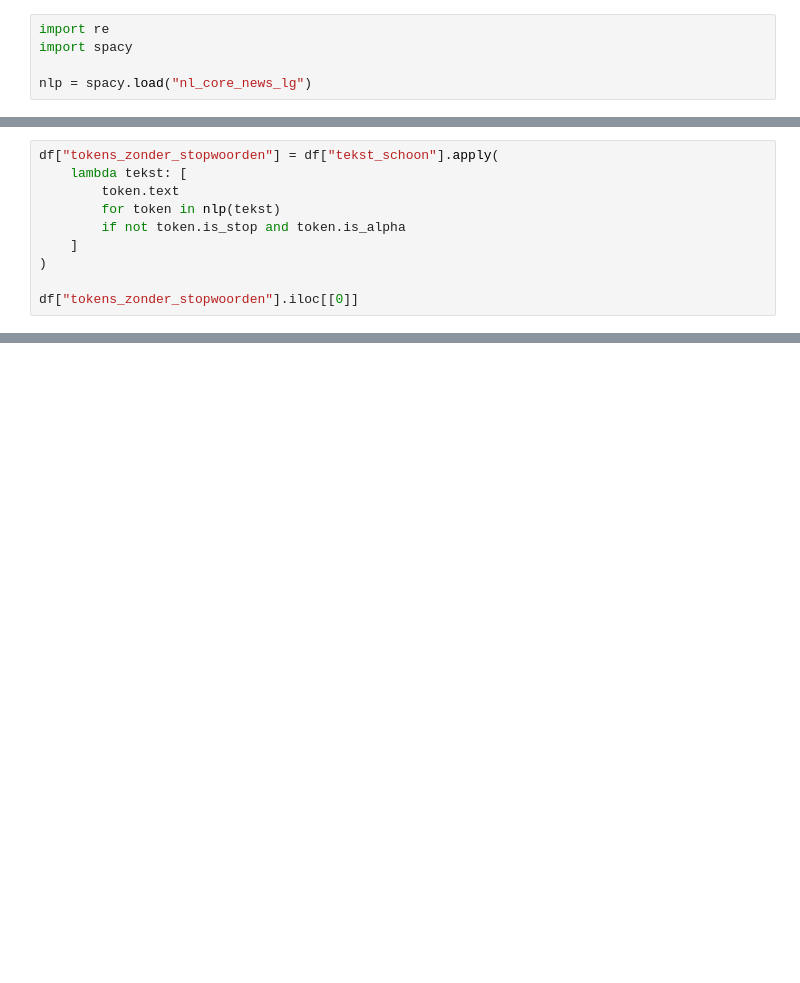
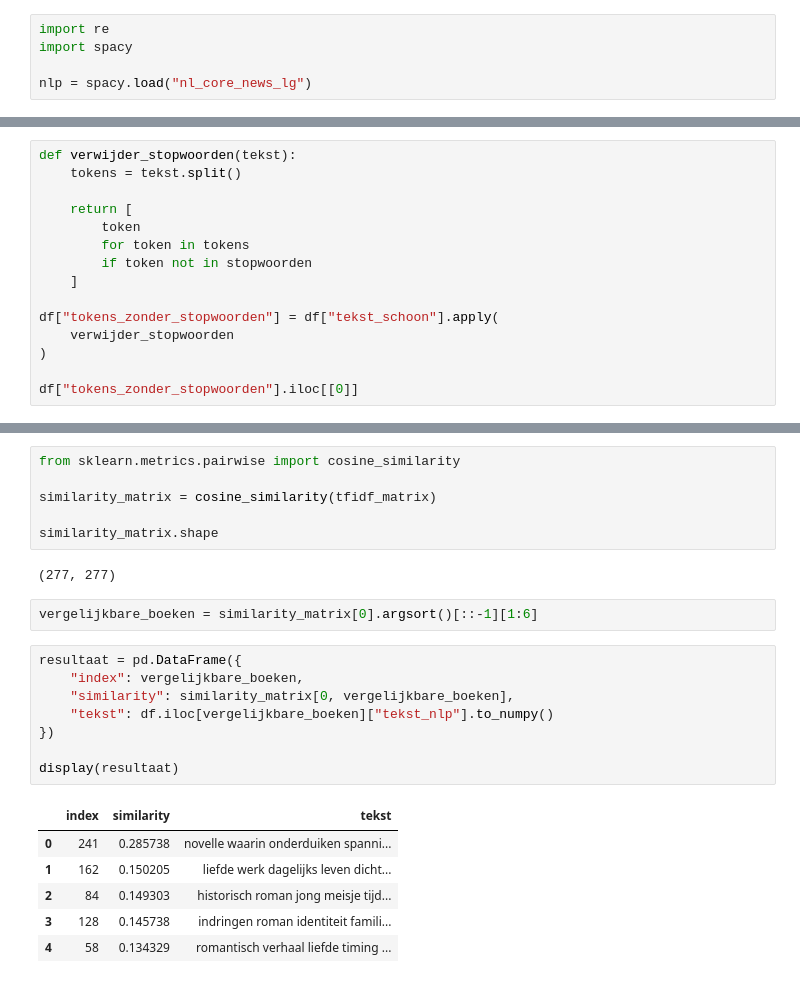
Before and after one commit to Adoow14/LU2_AI, a Jupyter notebook: AI_Prototype_LU2_NLP.ipynb, the cells around one changed output, grey strips where cells are left out. Drawn from its saved outputs; the diff is of its cells as text; blank space fills up the shorter version.

```diff
--- a/AI_Prototype_LU2_NLP.ipynb
+++ b/AI_Prototype_LU2_NLP.ipynb
@@ -96,10 +108,15 @@ dtype: object
 # %%
+def verwijder_stopwoorden(tekst):
+    tokens = tekst.split()
+
+    return [
+        token
+        for token in tokens
+        if token not in stopwoorden
+    ]
+
 df["tokens_zonder_stopwoorden"] = df["tekst_schoon"].apply(
-    lambda tekst: [
-        token.text
-        for token in nlp(tekst)
-        if not token.is_stop and token.is_alpha
-    ]
+    verwijder_stopwoorden
 )
 
 df["tokens_zonder_stopwoorden"].iloc[[0]]
@@ -142,0 +260,25 @@ dtype: object
+# %%
+from sklearn.metrics.pairwise import cosine_similarity
+
+similarity_matrix = cosine_similarity(tfidf_matrix)
+
+similarity_matrix.shape
+# %% [output]
+(277, 277)
+# %%
+vergelijkbare_boeken = similarity_matrix[0].argsort()[::-1][1:6]
+# %%
+resultaat = pd.DataFrame({
+    "index": vergelijkbare_boeken,
+    "similarity": similarity_matrix[0, vergelijkbare_boeken],
+    "tekst": df.iloc[vergelijkbare_boeken]["tekst_nlp"].to_numpy()
+})
+
+display(resultaat)
+# %% [output]
+|  | index | similarity | tekst |
+| 0 | 241 | 0.285738 | novelle waarin onderduiken spanni... |
+| 1 | 162 | 0.150205 | liefde werk dagelijks leven dicht... |
+| 2 | 84 | 0.149303 | historisch roman jong meisje tijd... |
+| 3 | 128 | 0.145738 | indringen roman identiteit famili... |
+| 4 | 58 | 0.134329 | romantisch verhaal liefde timing ... |
```
Also changed, not shown: parts of 17 cells of this notebook.
